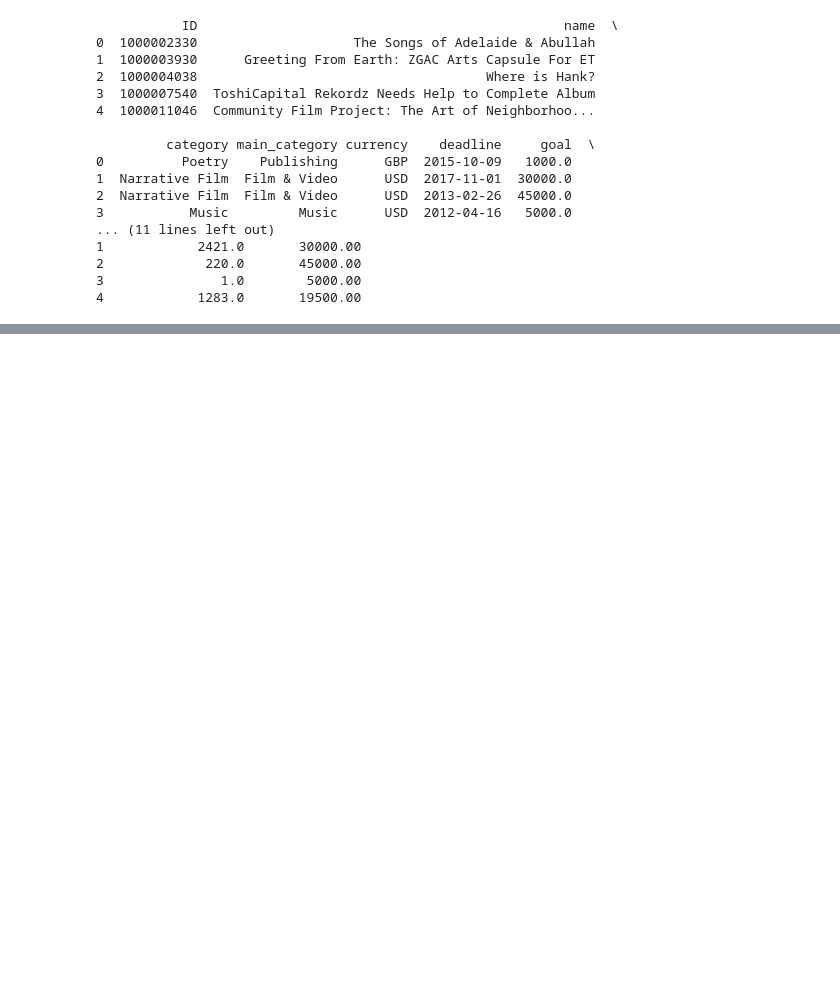
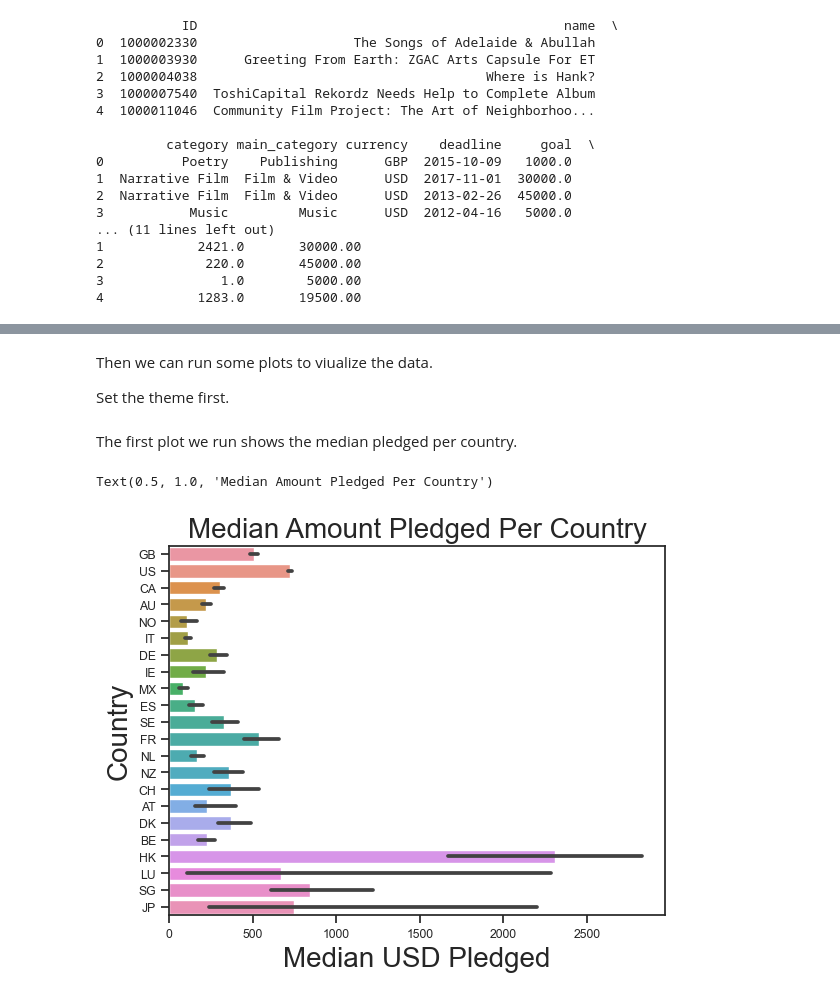
Before and after one commit to aryanagn/Funding-Trend-Navigator, a Jupyter notebook: notebooks/analysis1.ipynb, the cells around one changed output, grey strips where cells are left out. Drawn from its saved outputs; the diff is of its cells as text; code cells hidden in the pictures; blank space fills up the shorter version.

```diff
--- a/notebooks/analysis1.ipynb
+++ b/notebooks/analysis1.ipynb
@@ -28,0 +51,5 @@ print(dataset.head())
+# %%
+df = pd.read_csv("..\\data\\raw\\ks-projects-201801.csv")
+df = df[df["state"] != "undefined"]
+df = df[df["country"] != 'N,0"']
+df = df.drop(["usd pledged", "pledged", "goal"], axis=1)
@@ -28,0 +169,17 @@ print(dataset.head())
+# %% [markdown]
+Then we can run some plots to viualize the data.
+
+Set the theme first.
+# %%
+sns.set_theme(style="ticks", font_scale=0.8)
+# %% [markdown]
+The first plot we run shows the median pledged per country.
+# %%
+f1 = plt.figure(1)
+sns.barplot(data=df, y="country", x="usd_pledged_real", estimator=np.median)
+plt.ylabel("Country", size=20)
+plt.xlabel("Median USD Pledged", size=20)
+plt.title("Median Amount Pledged Per Country", size=20)
+# %% [output]
+Text(0.5, 1.0, 'Median Amount Pledged Per Country')
+[figure, added]
```
Also changed, not shown: parts of 35 cells of this notebook, 1 other file.
